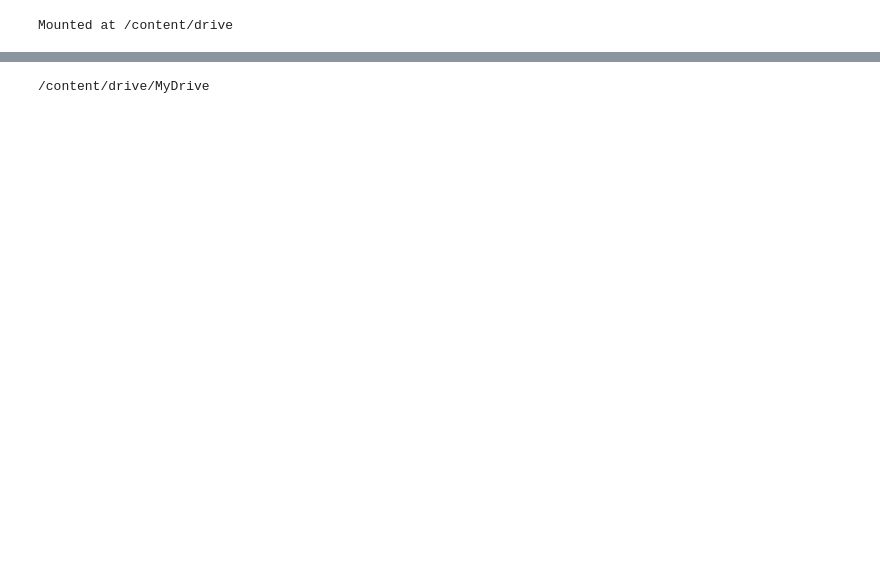
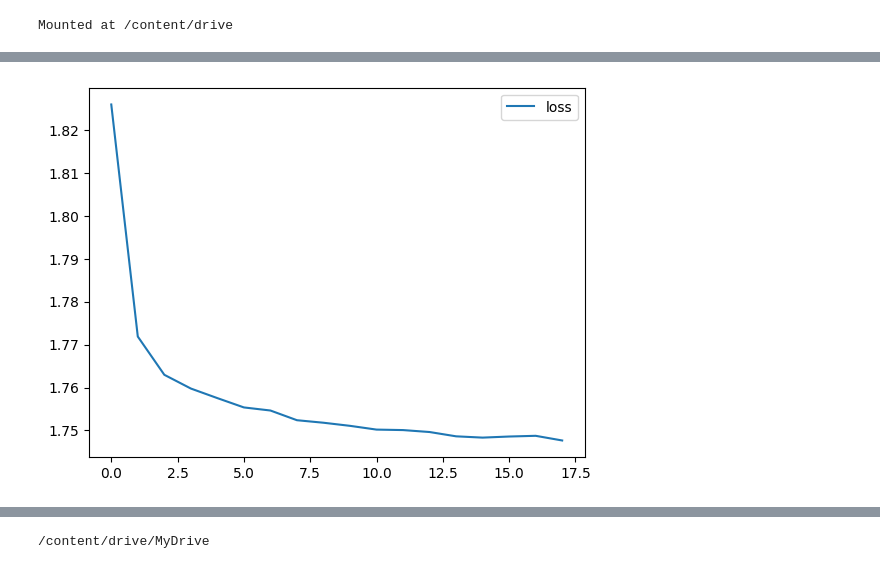
Before and after one commit to dinhhieuz/NCKH_2022-2023, a Jupyter notebook: num_service/train_model.ipynb, the cells around one changed output, grey strips where cells are left out. Saved outputs shown, nothing was run; the diff lists cells and outputs as text; code cells hidden in the pictures; blank space fills up the shorter version.

```diff
--- a/num_service/train_model.ipynb
+++ b/num_service/train_model.ipynb
@@ -14,0 +20,3 @@ import numpy as np
+# %%
+X_train = X_train.reshape(-1, 28,  28)
+X_test = X_test.reshape(-1, 28, 28)
@@ -27,7 +62,7 @@ train_sort_idx = np.argsort(train_concat[:, -1])
 train_sort = train_concat[train_sort_idx]
 
 test_sort_idx = np.argsort(test_concat[:, -1])
-test_sort = train_concat[test_sort_idx]
+test_sort = test_concat[test_sort_idx]
 # %%
 # Tiền xử lý dữ liệu
 X_train = train_sort[:, :-1]
@@ -37,6 +72,3 @@ y_train = train_sort[:, -1]
 X_test = test_sort[:, :-1]
 X_test = X_test.reshape(X_test.shape[0], 28, 28)
 y_test = test_sort[:, -1]
-
-X_train = X_train.astype('float32') / 255
-X_test = X_test.astype('float32') / 255
@@ -81,0 +127,39 @@ Accuracy: 99.53%
+# %%
+import keras
+import matplotlib.pyplot as plt
+from IPython.display import clear_output
+class PlotLosses (keras.callbacks.Callback):
+    def on_train_begin(self, logs={}):
+        self.i = 0
+        self.x = []
+        self.losses = []
+        self.val_losses = []
+        self.fig = plt.figure()
+        self.logs = []
+
+    def on_epoch_end(self, epoch, logs={}):
+        self.logs.append(logs)
+        self.x.append(self.i)
+        self.losses.append(logs.get('loss'))
+        self.val_losses.append(logs.get('val_loss'))
+        self.i+= 1
+
+        clear_output(wait=True)
+        plt.plot(self.x, self.losses, label="loss")
+        plt.legend()
+        plt.show()
+
+plot_losses = PlotLosses()
+# %%
+# Compile và huấn luyện mô hình
+early_stop = EarlyStopping(monitor='val_loss', patience=5)
+
+model.fit(X_train, y_train, batch_size=32, epochs=100, verbose=0, validation_data=(X_test, y_test),  callbacks=[early_stop, plot_losses])
+# val với tập train
+
+# Đánh giá mô hình trên tập dữ liệu kiểm tra
+score = model.evaluate(X_test, y_test, verbose=0)
+print('Test loss:', score[0])
+print('Test accuracy:', score[1])
+# %% [output]
+[figure, added]
```
Also changed, not shown: parts of 14 cells of this notebook, 13 other files.
